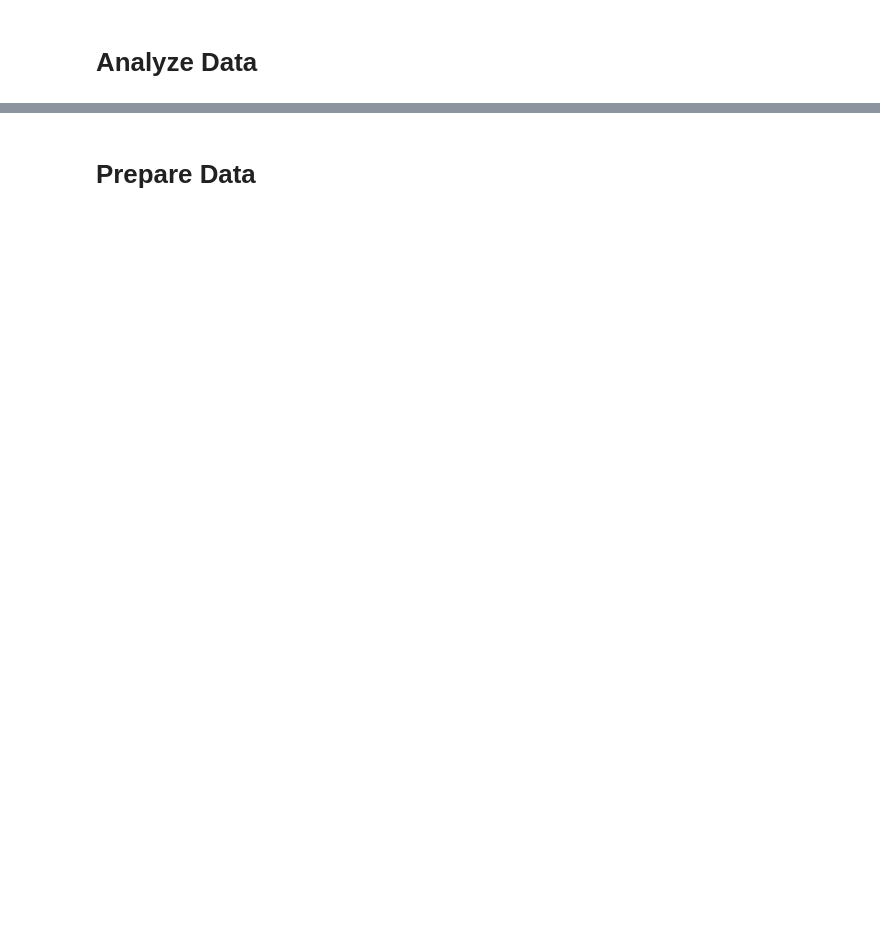
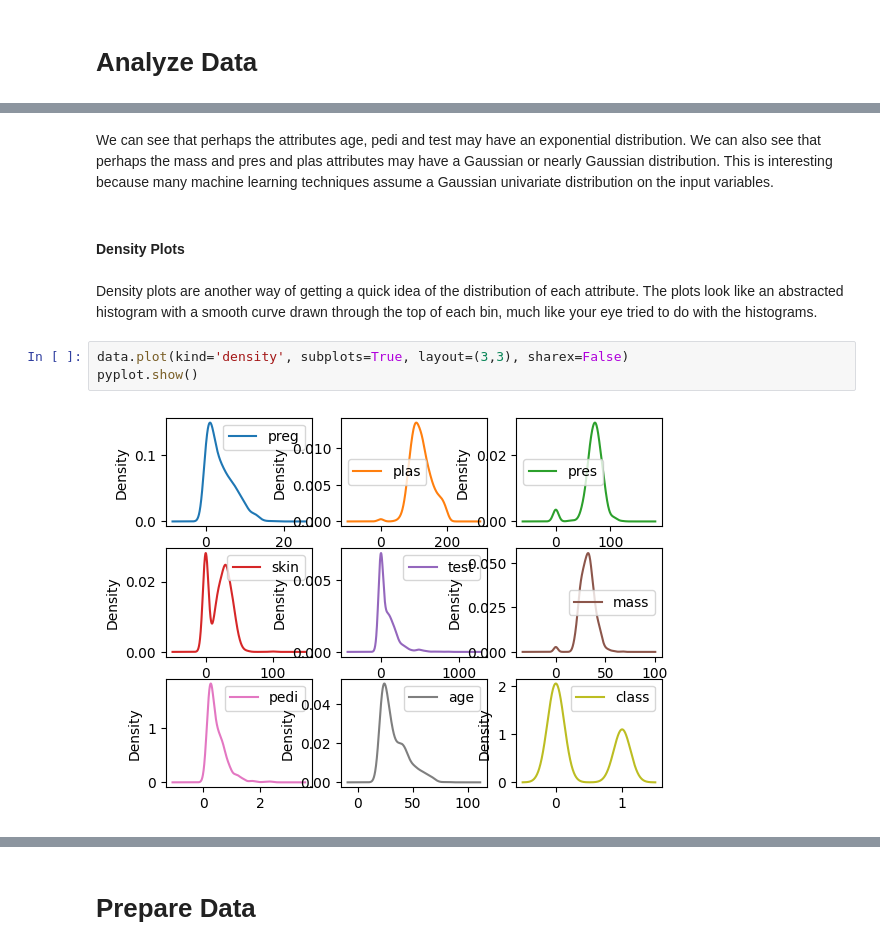
Before and after one commit to najmehtaleb/machine-learning, a Jupyter notebook: nbs/quick-start/intro.ipynb, the cells around one changed output, grey strips where cells are left out. Cells and saved outputs as stored; diff of their text form; blank space fills up the shorter version.

Commit message:
Updated layout

```diff
--- a/nbs/quick-start/intro.ipynb
+++ b/nbs/quick-start/intro.ipynb
@@ -85,0 +439,16 @@ parameters and pre-processing data.
+# %% [markdown]
+We can see that perhaps the attributes age, pedi and test may have an exponential
+distribution. We can also see that perhaps the mass and pres and plas attributes may have a
+Gaussian or nearly Gaussian distribution. This is interesting because many machine learning
+techniques assume a Gaussian univariate distribution on the input variables.
+# %% [markdown]
+#### Density Plots
+# %% [markdown]
+Density plots are another way of getting a quick idea of the distribution of each attribute. The
+plots look like an abstracted histogram with a smooth curve drawn through the top of each bin,
+much like your eye tried to do with the histograms.
+# %%
+data.plot(kind='density', subplots=True, layout=(3,3), sharex=False)
+pyplot.show()
+# %% [output]
+[figure, added]
```
Also changed, not shown: parts of 111 cells of this notebook, 4 other files.
